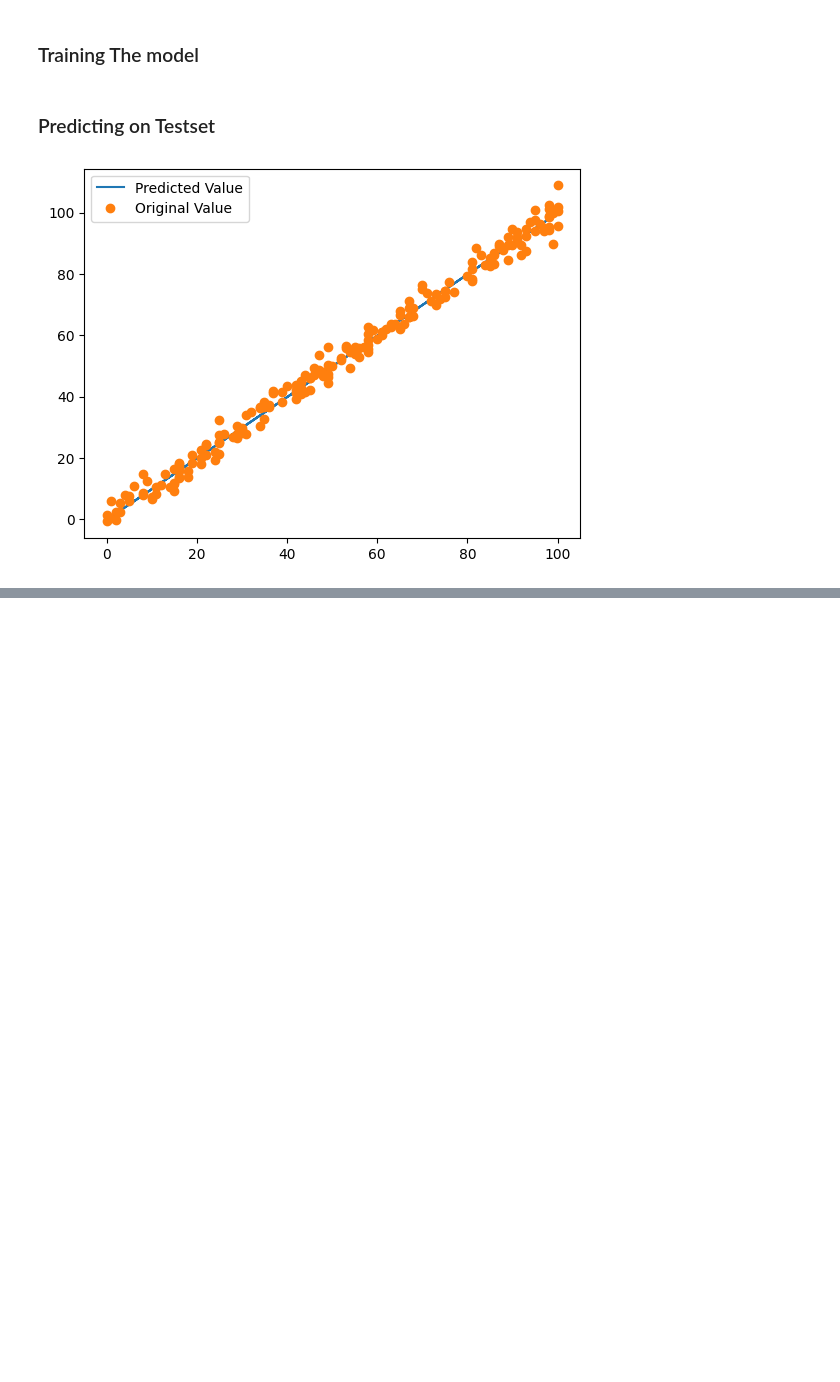
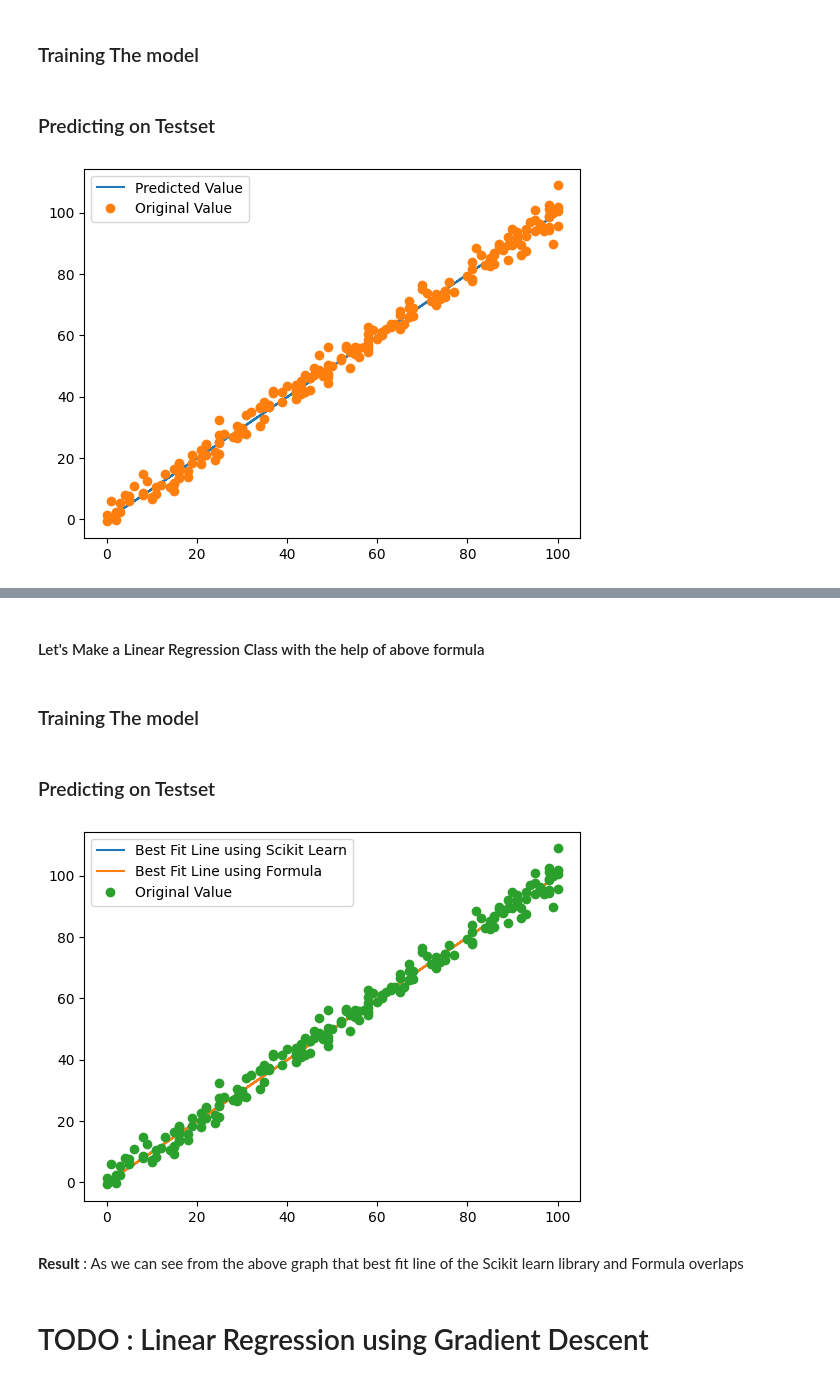
Before and after one commit to aceC0der/ML_Journey, a Jupyter notebook: ML_Algorithms/Linear Regression.ipynb, the cells around one changed output, grey strips where cells are left out. Cells and saved outputs as stored; diff of their text form; code cells hidden in the pictures; blank space fills up the shorter version.

Commit message:
added custom implementation of Linear Regression

```diff
--- a/ML_Algorithms/Linear Regression.ipynb
+++ b/ML_Algorithms/Linear Regression.ipynb
@@ -97,0 +120,2 @@ plt.show()
+# %% [markdown]
+#### Let's Make a Linear Regression Class with the help of above formula
@@ -97,0 +150,22 @@ plt.show()
+# %% [markdown]
+### Training The model
+# %%
+# Train the model
+model_F = LinearRegressionFormula()
+model_F = model.fit(train_input, train_output)
+# %% [markdown]
+### Predicting on Testset
+# %%
+# Predict the values on Testset and Compare the results
+test_pred_F = model.predict(test_input)
+plt.plot(test_input, test_pred, label="Best Fit Line using Scikit Learn")
+plt.plot(test_input, test_pred_F, label="Best Fit Line using Formula")
+plt.plot(test_input, test_output,'o', label="Original Value", )
+plt.legend()
+plt.show()
+# %% [output]
+[figure, added]
+# %% [markdown]
+__Result__ : As we can see from the above graph that best fit line of the Scikit learn library and Formula overlaps
+# %% [markdown]
+# TODO : Linear Regression using Gradient Descent
```
Also changed, not shown: parts of 9 cells of this notebook.
